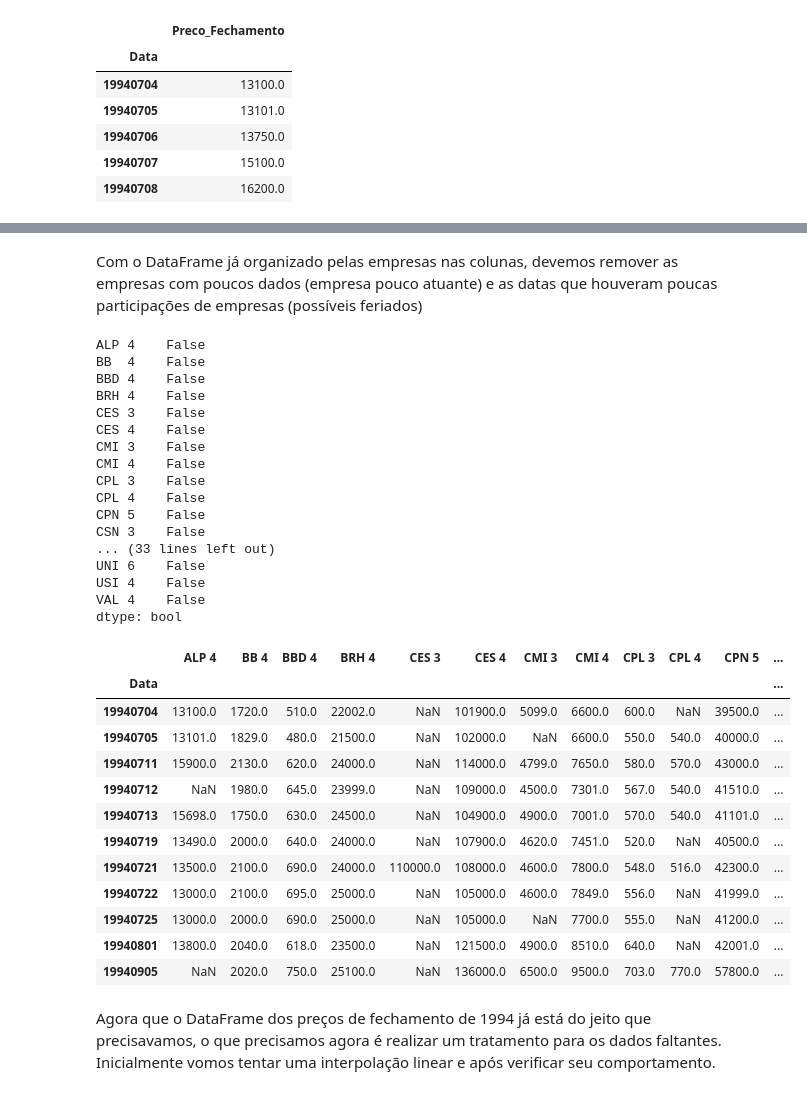
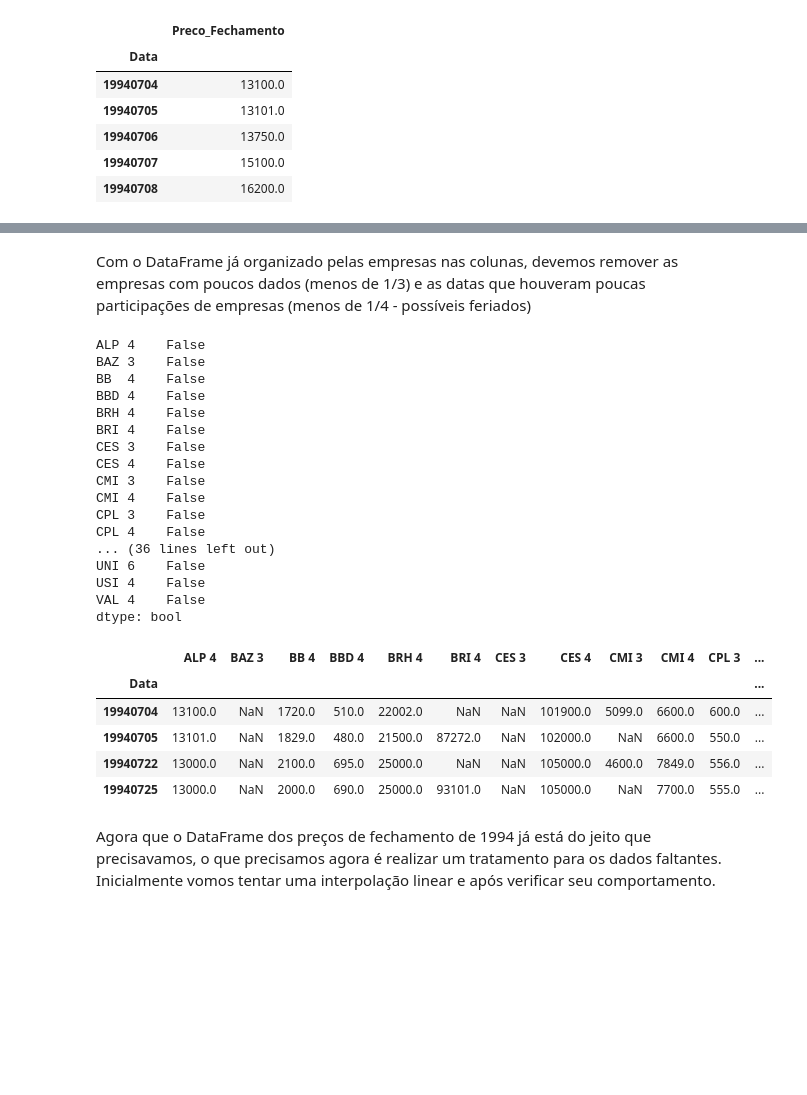
Before and after one commit to deboraaires/analise_Ibovespa, a Jupyter notebook: Análise_do_IBOVESPA.ipynb, the cells around one changed output, grey strips where cells are left out. Cells and saved outputs as stored; diff of their text form; code cells hidden in the pictures; blank space fills up the shorter version.

```diff
--- a/Análise_do_IBOVESPA.ipynb
+++ b/Análise_do_IBOVESPA.ipynb
@@ -881,11 +889,11 @@ Deve-se levar consideração que:
 *   MTB 4: Multibrás - Representando a Whirlpool
 # %%
 # Cria uma lista com o cógido das ações selecionadas no ano de 1994
-Empresas = ['BRH 4','ALP 4','BB  4','BBD 4','CPN 5','PLD 4','CES 3','CES 4','CMI 3','CMI 4','CPL 3','CPL 4','REA 4','CSN 3','CTN 4','ELE 6','EMB 4','FES 4','GOA 4','GUA 4','HER 4','IGB 5','INE 4','ITS 4','ITA 4','UBB 4','JBD 4','KEP 4','LAM 3','LAM 4','LIG 3','LRE 4','MGE 4','MNP 4','MYP 4','PET 4','PMA 4','POM 5','RAP 4','RCS 4','ROM 4','ROS 4','SNS 7','TEL 4','UNI 6','USI 4','VAL 4','MTB 4']
-Empresas.sort()
+Empresas_1994 = ['BRH 4','ALP 4','BAZ 3','BB  4','BBD 4','CPN 5','PLD 4','CES 3','CES 4','CMI 3','CMI 4','PAL 3','CPL 3','CPL 4','BRI 4','CSN 3','CTN 4','ELE 6','EMB 4','FES 4','GOA 4','GUA 4','HER 4','IGB 5','INE 4','ITS 4','ITA 4','UBB 4','JBD 3','JBD 4','KEP 4','LAM 3','LAM 4','LIG 3','LRE 4','MGE 4','MNP 4','MYP 4','PET 4','PMA 4','POM 5','RAP 4','RCS 4','ROM 4','ROS 4','SNS 7','TEL 4','UNI 6','USI 4','VAL 4','MTB 4']
+Empresas_1994.sort()
 
 # Seleciona um slice das empresas que estão listados em Empresas, ordena e cria um novo índice padrão iniciando em 0
-B3_1994_Empresas = B3_1994.loc[B3_1994["Codigo"].isin(Empresas)]
+B3_1994_Empresas = B3_1994.loc[B3_1994["Codigo"].isin(Empresas_1994)]
 B3_1994_Empresas = B3_1994_Empresas.sort_values(by = ['Codigo','Data']).reset_index(drop=True)
 B3_1994_Empresas.head()
 # %% [output]
@@ -901,27 +909,27 @@ Após finalizar a seleção das empresas que iremos trabalhar para o ano de 1994
 ## Seleciona todas as datas que apareceram nas empresas pesquisadas em Datas
 # o unique() retorna os valores únicos
 # o tolist() transforma o unique (uma série do tipo imutável) em uma lista do python para poder manipula-lo
-Datas = B3_1994_Empresas['Data'].unique().tolist()
+Datas_1994 = B3_1994_Empresas['Data'].unique().tolist()
 
 ## Cria um índice hierarquico ordenado contendo o produto cartesiano de todas as datas com todas as empresas em data_empresa_cruzada
 # you can think of MultiIndex as an array of tuples where each tuple is unique.
 # When you want every pairing of the elements in two iterables, it can be easier to use the MultiIndex.from_product() method
-data_empresa_cruzada = pd.MultiIndex.from_product([Empresas, Datas], names = ['Codigo', 'Data'])
-data_empresa_cruzada = data_empresa_cruzada.sort_values()
+data_empresa_cruzada_1994 = pd.MultiIndex.from_product([Empresas_1994, Datas_1994], names = ['Codigo', 'Data'])
+data_empresa_cruzada_1994 = data_empresa_cruzada_1994.sort_values()
 
 ## Transforma o data_empresa_cruzada em um DataFrame
 # Reset the index of the DataFrame, and use the default one instead. If the DataFrame has a MultiIndex, this method can remove one or more levels.
-data_empresa_cruzada = pd.DataFrame(index = data_empresa_cruzada).reset_index()
+data_empresa_cruzada_1994 = pd.DataFrame(index = data_empresa_cruzada_1994).reset_index()
 # %% [markdown]
 O próximo passo é juntar o produto cartesiano de data X empresa com os preços de fechamento diários das empresas que está em B3_1994_Empresas
 # %%
 # seta data e codigo como índices (o que dará origem a um índice hierárquico)
 # o inplace indica se o DataFrame será salvo por cima do original (True) ou não (False)
-data_empresa_cruzada.set_index(['Codigo', 'Data'], inplace=True)
+data_empresa_cruzada_1994.set_index(['Codigo', 'Data'], inplace=True)
 B3_1994_Empresas_DaCo = B3_1994_Empresas.set_index(['Codigo', 'Data'], inplace=False)
 
 # O merge está realizando um left join entre os DataFrames data_empresa_cruzada e B3_1994_Empresas
-B3_1994_Empresas_Preco = pd.merge(data_empresa_cruzada, B3_1994_Empresas_DaCo, how='left', on=['Codigo', 'Data'])
+B3_1994_Empresas_Preco = pd.merge(data_empresa_cruzada_1994, B3_1994_Empresas_DaCo, how='left', on=['Codigo', 'Data'])
 B3_1994_Empresas_Preco
 # %% [output]
 |  |  | Preco_Fechamento |
@@ -953,12 +961,12 @@ B3_1994_Empresas_Preco.loc['ALP 4'].head()
 | 19940708 | 16200.0 |
 # %%
 # com o loc, separemos os dados de cada empresa e os acessamos separadamente pelo for salvando em frames
-frames = [B3_1994_Empresas_Preco.loc[c] for c in Empresas]
+frames = [B3_1994_Empresas_Preco.loc[c] for c in Empresas_1994]
 
 # o concat permite juntar pelos índices das linhas (axis=1), ou seja, por data, os dados das empresas que estão separados em frames
 Precos_1994 = pd.concat(frames, axis=1, sort=False)
 
 # o columns permite mudar o nome das colunas
-Precos_1994.columns = Empresas
+Precos_1994.columns = Empresas_1994
 Precos_1994
 # %% [output]
@@ -979,42 +987,35 @@ Precos_1994
 # %% [markdown]
-Com o DataFrame já organizado pelas empresas nas colunas, devemos remover as empresas com poucos dados (empresa pouco atuante) e as datas que houveram poucas participações de empresas (possíveis feriados)
+Com o DataFrame já organizado pelas empresas nas colunas, devemos remover as empresas com poucos dados (menos de 1/3) e as datas que houveram poucas participações de empresas (menos de 1/4 - possíveis feriados)
 # %%
 # verificando se existe alguma empresa com valores nulos em demasiado
-Precos_1994.isnull().sum() > 80
+Precos_1994.isnull().sum() > len(Precos_1994)/3*2
 # %% [output]
 ALP 4    False
+BAZ 3    False
 BB  4    False
 BBD 4    False
 BRH 4    False
+BRI 4    False
 CES 3    False
 CES 4    False
 CMI 3    False
 CMI 4    False
 CPL 3    False
 CPL 4    False
-CPN 5    False
-CSN 3    False
-... (33 lines left out)
+... (36 lines left out)
 UNI 6    False
 USI 4    False
 VAL 4    False
 dtype: bool
 # %%
 # verifica se existem dias com mais de 1/4 de empresas sem dados
-Precos_1994[Precos_1994.isnull().sum(axis=1) > len(Precos_1994.columns)/4]
+Precos_1994[Precos_1994.isnull().sum(axis=1) >= len(Precos_1994.columns)/3]
 # %% [output]
-|  | ALP 4 | BB 4 | BBD 4 | BRH 4 | CES 3 | CES 4 | CMI 3 | CMI 4 | CPL 3 | CPL 4 | CPN 5 | ... |
+|  | ALP 4 | BAZ 3 | BB 4 | BBD 4 | BRH 4 | BRI 4 | CES 3 | CES 4 | CMI 3 | CMI 4 | CPL 3 | ... |
 | Data |  |  |  |  |  |  |  |  |  |  |  | ... |
-| 19940704 | 13100.0 | 1720.0 | 510.0 | 22002.0 | NaN | 101900.0 | 5099.0 | 6600.0 | 600.0 | NaN | 39500.0 | ... |
-| 19940705 | 13101.0 | 1829.0 | 480.0 | 21500.0 | NaN | 102000.0 | NaN | 6600.0 | 550.0 | 540.0 | 40000.0 | ... |
-| 19940711 | 15900.0 | 2130.0 | 620.0 | 24000.0 | NaN | 114000.0 | 4799.0 | 7650.0 | 580.0 | 570.0 | 43000.0 | ... |
-| 19940712 | NaN | 1980.0 | 645.0 | 23999.0 | NaN | 109000.0 | 4500.0 | 7301.0 | 567.0 | 540.0 | 41510.0 | ... |
-| 19940713 | 15698.0 | 1750.0 | 630.0 | 24500.0 | NaN | 104900.0 | 4900.0 | 7001.0 | 570.0 | 540.0 | 41101.0 | ... |
-| 19940719 | 13490.0 | 2000.0 | 640.0 | 24000.0 | NaN | 107900.0 | 4620.0 | 7451.0 | 520.0 | NaN | 40500.0 | ... |
-| 19940721 | 13500.0 | 2100.0 | 690.0 | 24000.0 | 110000.0 | 108000.0 | 4600.0 | 7800.0 | 548.0 | 516.0 | 42300.0 | ... |
-| 19940722 | 13000.0 | 2100.0 | 695.0 | 25000.0 | NaN | 105000.0 | 4600.0 | 7849.0 | 556.0 | NaN | 41999.0 | ... |
-| 19940725 | 13000.0 | 2000.0 | 690.0 | 25000.0 | NaN | 105000.0 | NaN | 7700.0 | 555.0 | NaN | 41200.0 | ... |
-| 19940801 | 13800.0 | 2040.0 | 618.0 | 23500.0 | NaN | 121500.0 | 4900.0 | 8510.0 | 640.0 | NaN | 42001.0 | ... |
-| 19940905 | NaN | 2020.0 | 750.0 | 25100.0 | NaN | 136000.0 | 6500.0 | 9500.0 | 703.0 | 770.0 | 57800.0 | ... |
+| 19940704 | 13100.0 | NaN | 1720.0 | 510.0 | 22002.0 | NaN | NaN | 101900.0 | 5099.0 | 6600.0 | 600.0 | ... |
+| 19940705 | 13101.0 | NaN | 1829.0 | 480.0 | 21500.0 | 87272.0 | NaN | 102000.0 | NaN | 6600.0 | 550.0 | ... |
+| 19940722 | 13000.0 | NaN | 2100.0 | 695.0 | 25000.0 | NaN | NaN | 105000.0 | 4600.0 | 7849.0 | 556.0 | ... |
+| 19940725 | 13000.0 | NaN | 2000.0 | 690.0 | 25000.0 | 93101.0 | NaN | 105000.0 | NaN | 7700.0 | 555.0 | ... |
 # %%
 # apaga os dia com mais de 1/4 das empresas sem atividades
```
Also changed, not shown: parts of 39 cells of this notebook.
